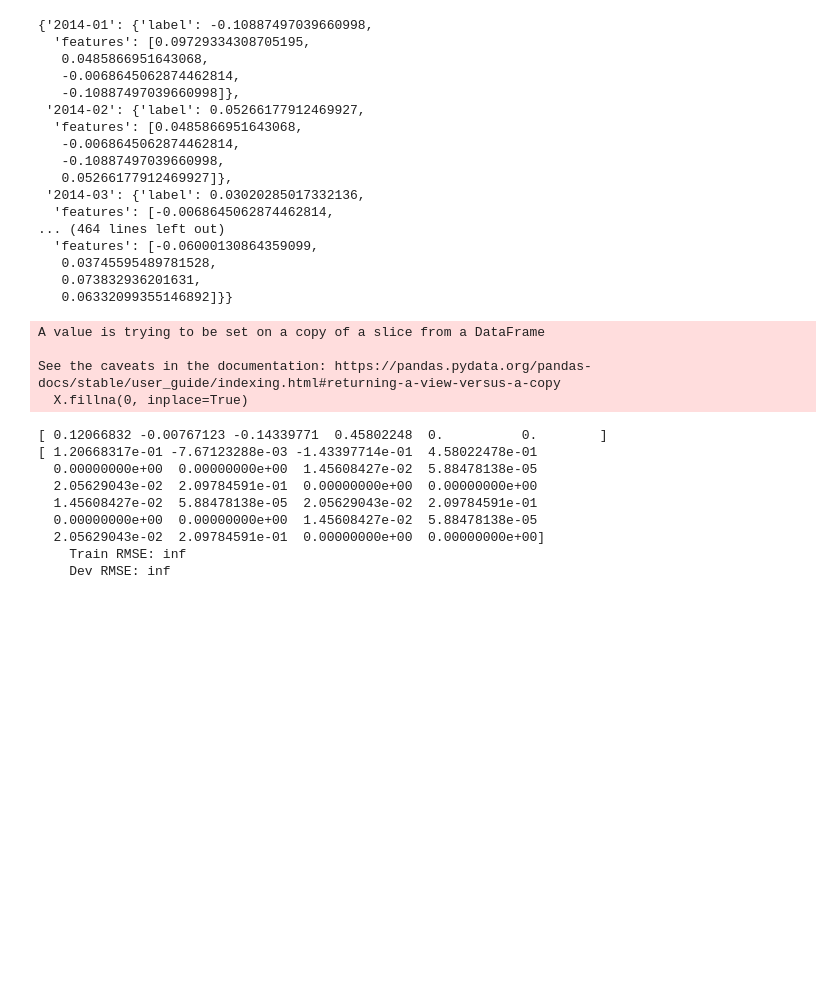
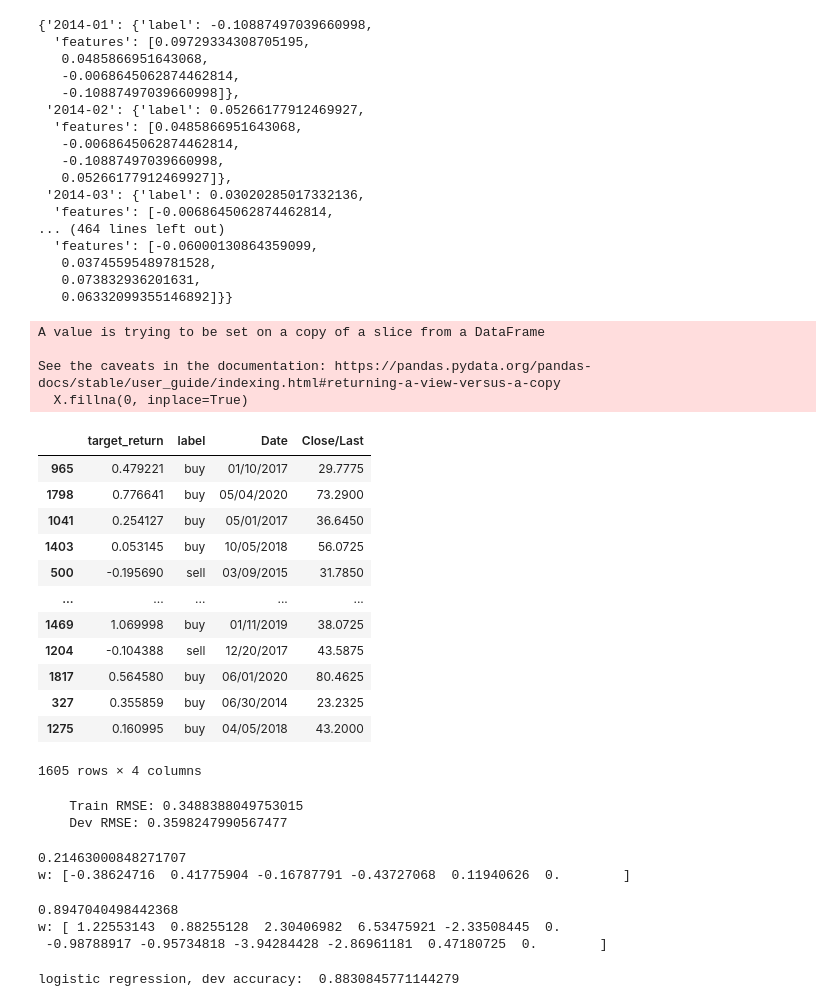
Before and after one commit to rithikp06/csci467-project, a Jupyter notebook: linear_regression.ipynb, the cells around one changed output. Saved outputs shown, nothing was run; the diff lists cells and outputs as text; code cells hidden in the pictures; blank space fills up the shorter version.

Commit message:
sklearn linear and logistic regression

```diff
--- a/linear_regression.ipynb
+++ b/linear_regression.ipynb
@@ -135,35 +135,48 @@ df['r_180d'] = df['Close/Last'].pct_change(125)
 df['r_1y'] = df['Close/Last'].pct_change(250)
 df['r_2y'] = df['Close/Last'].pct_change(500)
 df['r_5y'] = df['Close/Last'].pct_change(1250)
 df['r_10y'] = df['Close/Last'].pct_change(2500)
 
 
 # Create a label column with the target return and buy/sell signal
 df['target_return'] = df['Close/Last'].pct_change(255).shift(-255)
-df['label'] = df.apply(lambda row: ('buy' if row['target_return'] > 0 else 'sell'), axis=1)
+df['label'] = df.apply(lambda row: (1 if row['target_return'] > 0 else 0), axis=1)
 
 # Select the relevant columns for the training examples
 features = ['r_90d', 'r_180d', 'r_1y', 'r_2y', 'r_5y', 'r_10y']
 label = ['target_return', 'label', 'Date', 'Close/Last']
 df_ml = df.loc[255:, features + label].dropna(subset=['target_return'])
 
 
 # Convert the data into training examples
-df_ml = df_ml.sample(frac=1)
+# df_ml = df_ml.sample(frac=1)
 X = df_ml[features]
 y = df_ml[label]
 
 X.fillna(0, inplace=True)
 # Split the data into training and test sets, e.g. 80% training and 20% test
 
 split_idx = int(len(X) * 0.8)
 X_train_df, y_train_df = X.iloc[:split_idx], y.iloc[:split_idx]
 X_test_df, y_test_df = X.iloc[split_idx:], y.iloc[split_idx:]
 # %% [output]
 A value is trying to be set on a copy of a slice from a DataFrame
 
 See the caveats in the documentation: https://pandas.pydata.org/pandas-docs/stable/user_guide/indexing.html#returning-a-view-versus-a-copy
   X.fillna(0, inplace=True)
+|  | target_return | label | Date | Close/Last |
+| 965 | 0.479221 | buy | 01/10/2017 | 29.7775 |
+| 1798 | 0.776641 | buy | 05/04/2020 | 73.2900 |
+| 1041 | 0.254127 | buy | 05/01/2017 | 36.6450 |
+| 1403 | 0.053145 | buy | 10/05/2018 | 56.0725 |
+| 500 | -0.195690 | sell | 03/09/2015 | 31.7850 |
+| ... | ... | ... | ... | ... |
+| 1469 | 1.069998 | buy | 01/11/2019 | 38.0725 |
+| 1204 | -0.104388 | sell | 12/20/2017 | 43.5875 |
+| 1817 | 0.564580 | buy | 06/01/2020 | 80.4625 |
+| 327 | 0.355859 | buy | 06/30/2014 | 23.2325 |
+| 1275 | 0.160995 | buy | 04/05/2018 | 43.2000 |
+1605 rows × 4 columns
 # %%
 import argparse
 import sys
@@ -310,9 +326,7 @@ plot_xs = np.linspace(-2, 2, num=100)
 DEGREE = 2
 # Read in the data
 X_train, y_train = read_data(X_train_df, y_train_df)
-print(X_train[0])
 X_train = featurize(X_train, d=DEGREE)
-print(X_train[0])
 X_dev, y_dev = read_data(X_test_df, y_test_df)
 X_dev = featurize(X_dev, d=DEGREE)
 
@@ -330,12 +344,53 @@ dev_rmses.append(dev_rmse)
 #     X_dev, y_dev = read_data('dev.tsv', 1)
 #     plot_predictors(X_dev, y_dev, plot_xs, plot_data)
 # %% [output]
-[ 0.12066832 -0.00767123 -0.14339771  0.45802248  0.          0.        ]
-[ 1.20668317e-01 -7.67123288e-03 -1.43397714e-01  4.58022478e-01
-  0.00000000e+00  0.00000000e+00  1.45608427e-02  5.88478138e-05
-  2.05629043e-02  2.09784591e-01  0.00000000e+00  0.00000000e+00
-  1.45608427e-02  5.88478138e-05  2.05629043e-02  2.09784591e-01
-  0.00000000e+00  0.00000000e+00  1.45608427e-02  5.88478138e-05
-  2.05629043e-02  2.09784591e-01  0.00000000e+00  0.00000000e+00]
-    Train RMSE: inf
-    Dev RMSE: inf
+    Train RMSE: 0.3488388049753015
+    Dev RMSE: 0.3598247990567477
+# %%
+from sklearn.linear_model import LinearRegression
+
+DEGREE = 1
+X_train, y_train = read_data(X_train_df, y_train_df)
+X_train = featurize(X_train, d=DEGREE)
+X_dev, y_dev = read_data(X_test_df, y_test_df)
+
+linreg_model = LinearRegression()  # No regularization
+reg = linreg_model.fit(X_train, y_train)  # Train the model
+print(reg.score(X_train, y_train))
+w = linreg_model.coef_.flatten()  # Weight vector
+# b = logreg_model.intercept_
+print('w:', w)
+# print('b:', b)
+# %% [output]
+0.21463000848271707
+w: [-0.38624716  0.41775904 -0.16787791 -0.43727068  0.11940626  0.        ]
+# %%
+from sklearn.linear_model import LogisticRegression
+
+DEGREE = 2
+X_train, y_train = read_logistic_data(X_train_df, y_train_df)
+X_train = featurize(X_train, d=DEGREE)
+X_dev, y_dev = read_logistic_data(X_test_df, y_test_df)
+X_dev = featurize(X_dev, d=DEGREE)
+
+log_reg = LogisticRegression()  # No regularization
+reg = log_reg.fit(X_train, y_train)  # Train the model
+print(reg.score(X_train, y_train))
+w = log_reg.coef_.flatten()  # Weight vector
+# b = logreg_model.intercept_
+print('w:', w)
+# %% [output]
+0.8947040498442368
+w: [ 1.22553143  0.88255128  2.30406982  6.53475921 -2.33508445  0.
+ -0.98788917 -0.95734818 -3.94284428 -2.86961181  0.47180725  0.        ]
+# %%
+# logistic regression accuracy
+
+def evaluate(model, X, y, name):
+  preds = model.predict(X)  # vector of size n
+  acc = np.mean(preds == y)
+  print(f'{name} accuracy: ', acc)
+
+evaluate(log_reg, X_dev, y_dev, "logistic regression, dev")
+# %% [output]
+logistic regression, dev accuracy:  0.8830845771144279
```
Also changed, not shown: parts of 1 cell of this notebook.
